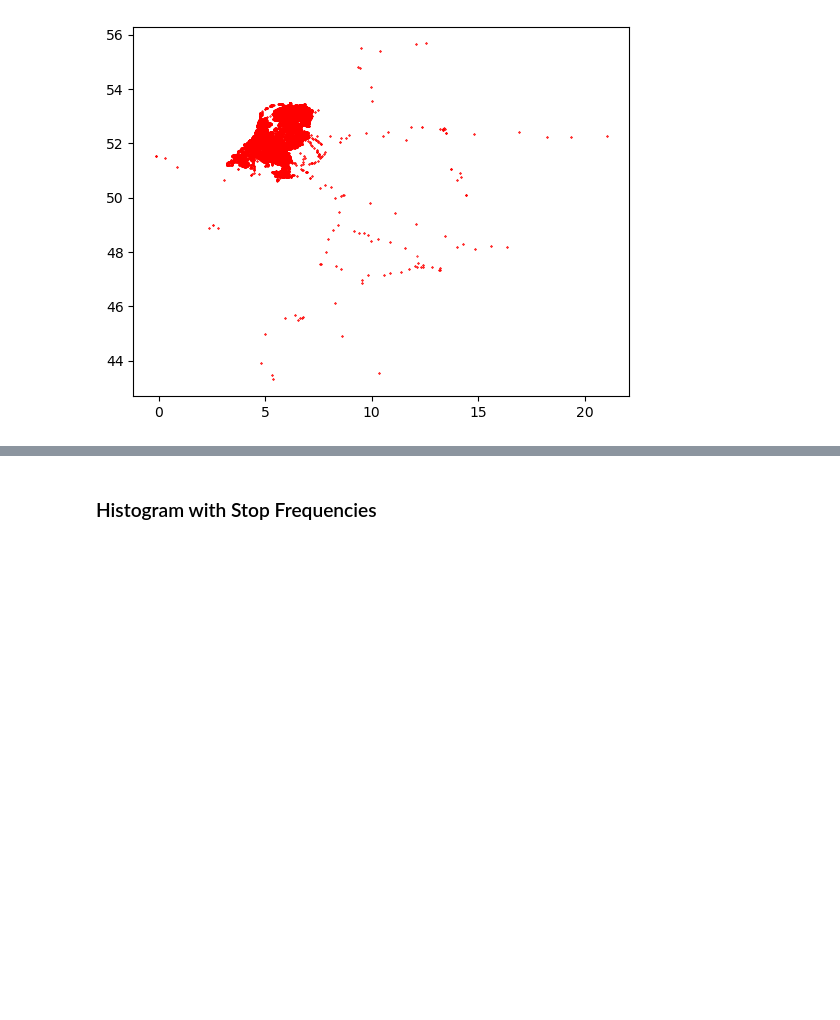
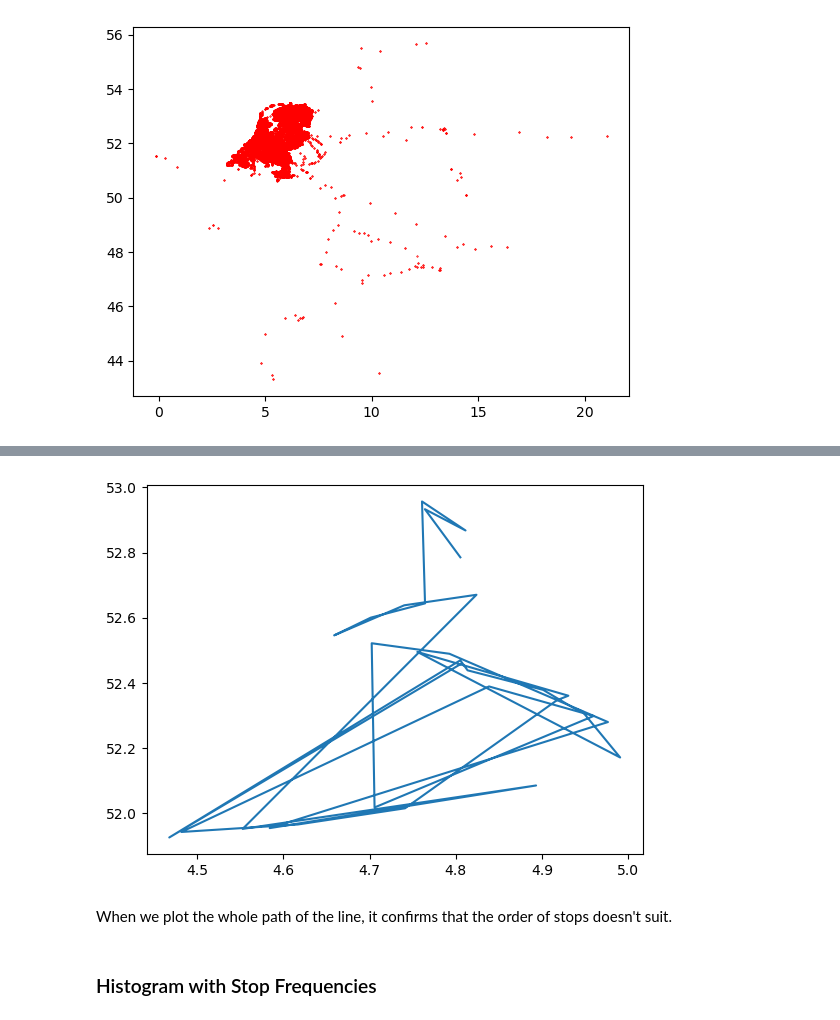
Before and after one commit to assuntaDC/MnMS, a Jupyter notebook: docs/TutorialGTFS.ipynb, the cells around one changed output, grey strips where cells are left out. Drawn from its saved outputs; the diff is of its cells as text; code cells hidden in the pictures; blank space fills up the shorter version.

```diff
--- a/docs/TutorialGTFS.ipynb
+++ b/docs/TutorialGTFS.ipynb
@@ -201,3 +264,10 @@ plt.show()
+# %%
+plt.plot(xs, ys)
+plt.show()
+# %% [output]
+[figure, added]
+# %% [markdown]
+When we plot the whole path of the line, it confirms that the order of stops doesn't suit.
 # %% [markdown]
 ### Histogram with Stop Frequencies
 # %%
```
Also changed, not shown: parts of 12 cells of this notebook.
